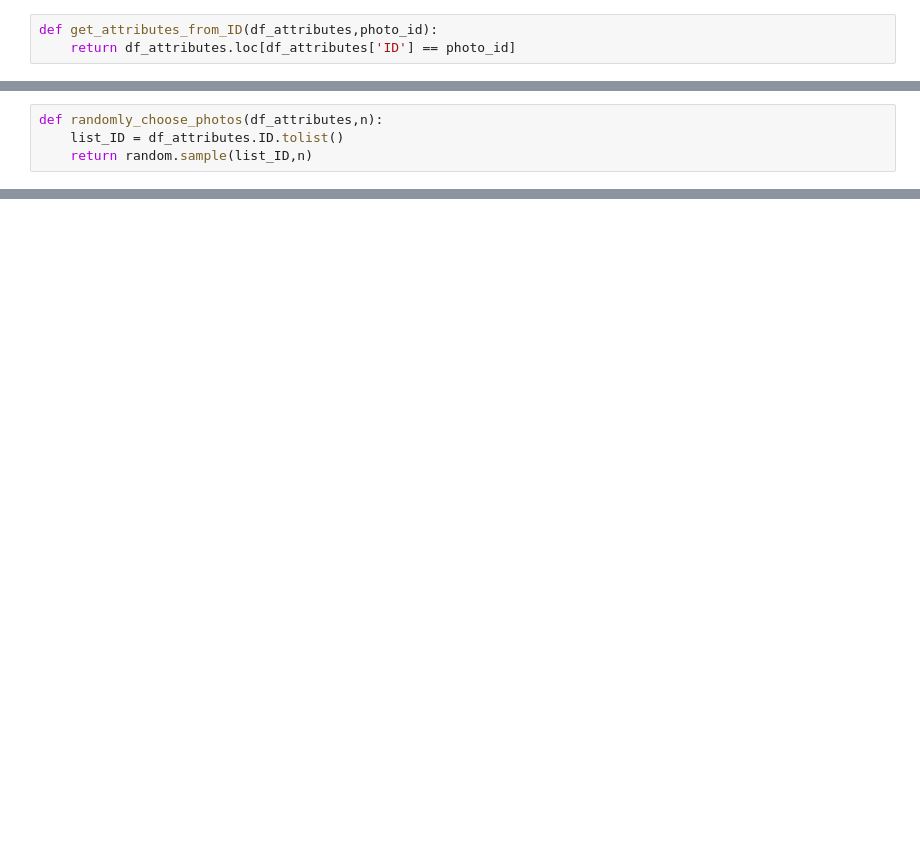
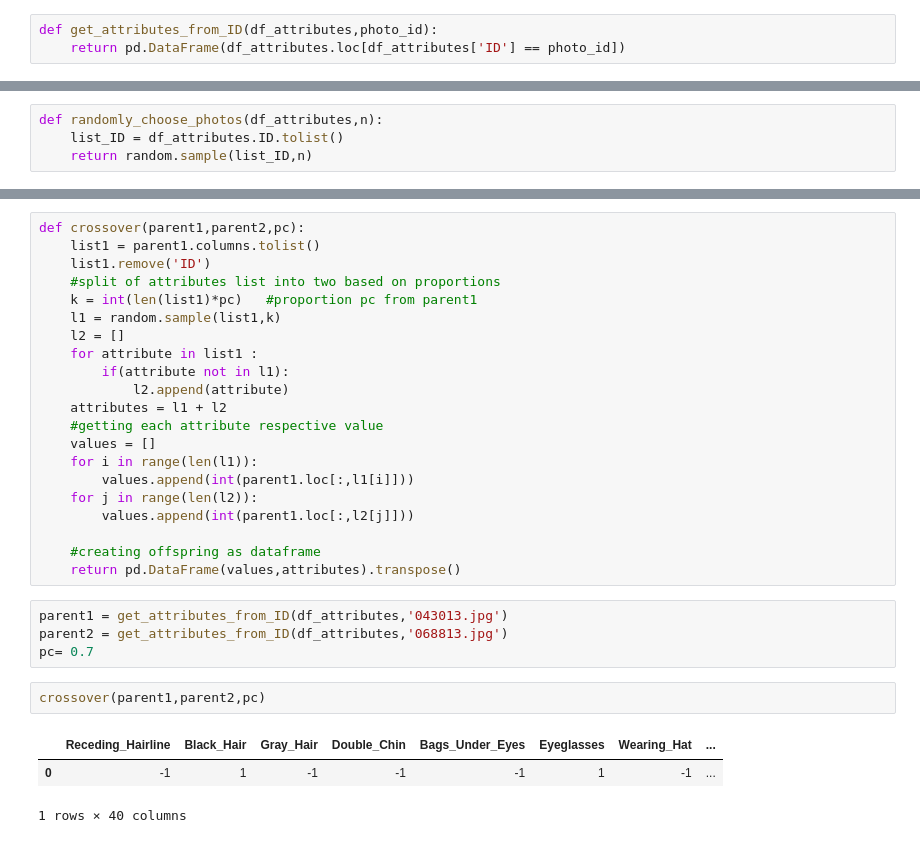
Before and after one commit to Lina-ouaret/Project_4bim, a Jupyter notebook: projet/TP1.ipynb, the cells around one changed output, grey strips where cells are left out. Cells and saved outputs as stored; diff of their text form; blank space fills up the shorter version.

Commit message:
added crossover function

```diff
--- a/projet/TP1.ipynb
+++ b/projet/TP1.ipynb
@@ -77,7 +77,7 @@ matrix_reduction(df_attributes,fixed_attributes)
 18 rows × 41 columns
 # %%
 def get_attributes_from_ID(df_attributes,photo_id):
-    return df_attributes.loc[df_attributes['ID'] == photo_id]
+    return pd.DataFrame(df_attributes.loc[df_attributes['ID'] == photo_id])
 # %%
 get_attributes_from_ID(df_attributes,'043013.jpg')
 # %% [output]
@@ -121,0 +124,31 @@ randomly_choose_photos(df_attributes,4)
+# %%
+def crossover(parent1,parent2,pc):
+    list1 = parent1.columns.tolist()
+    list1.remove('ID')
+    #split of attributes list into two based on proportions
+    k = int(len(list1)*pc)   #proportion pc from parent1
+    l1 = random.sample(list1,k)
+    l2 = []
+    for attribute in list1 :
+        if(attribute not in l1):
+            l2.append(attribute)
+    attributes = l1 + l2
+    #getting each attribute respective value
+    values = []
+    for i in range(len(l1)):
+        values.append(int(parent1.loc[:,l1[i]]))
+    for j in range(len(l2)):
+        values.append(int(parent1.loc[:,l2[j]]))
+
+    #creating offspring as dataframe
+    return pd.DataFrame(values,attributes).transpose()
+# %%
+parent1 = get_attributes_from_ID(df_attributes,'043013.jpg')
+parent2 = get_attributes_from_ID(df_attributes,'068813.jpg')
+pc= 0.7
+# %%
+crossover(parent1,parent2,pc)
+# %% [output]
+|  | Receding_Hairline | Black_Hair | Gray_Hair | Double_Chin | Bags_Under_Eyes | Eyeglasses | Wearing_Hat | ... |
+| 0 | -1 | 1 | -1 | -1 | -1 | 1 | -1 | ... |
+1 rows × 40 columns
```
Also changed, not shown: parts of 6 cells of this notebook.
